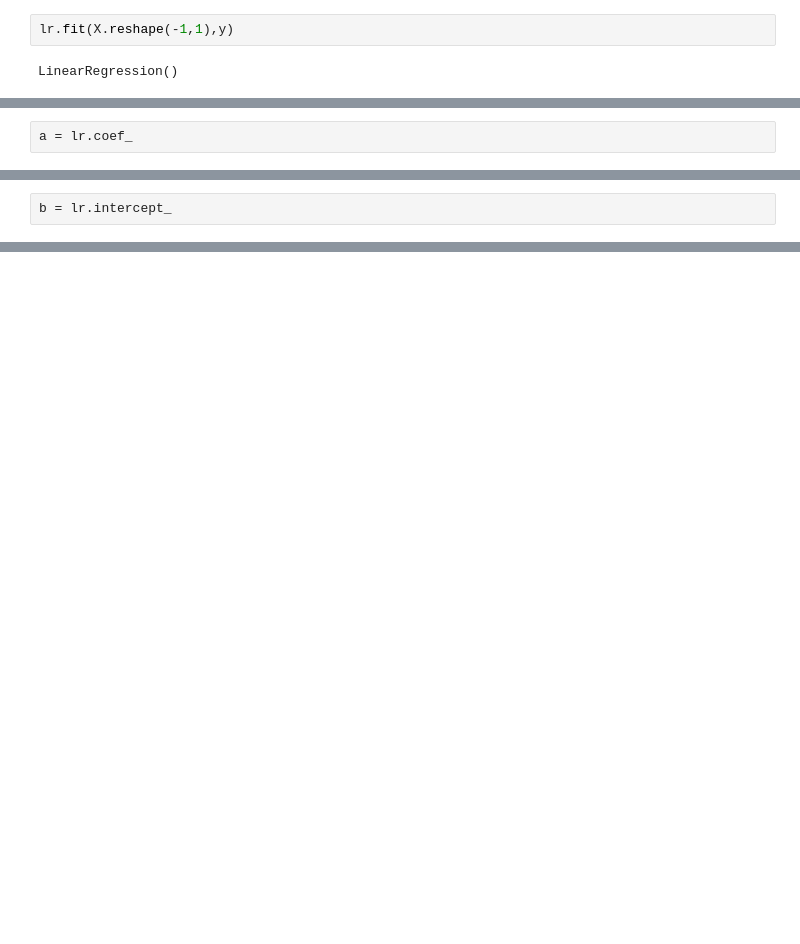
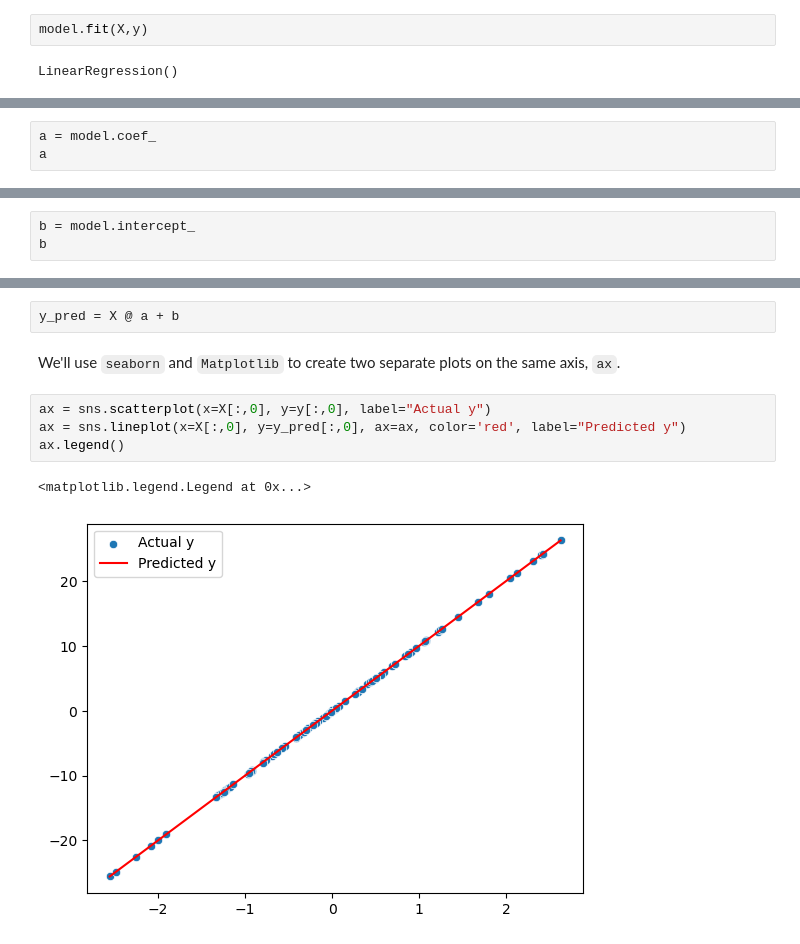
Before and after one commit to davoodwadi/davoodwadi.github.io, a Jupyter notebook: code/Session1.ipynb, the cells around one changed output, grey strips where cells are left out. Cells and saved outputs as stored; diff of their text form; blank space fills up the shorter version.

```diff
--- a/code/Session1.ipynb
+++ b/code/Session1.ipynb
@@ -100,4 +127,4 @@ lr = LinearRegression()
 # %%
-lr.fit(X.reshape(-1,1),y)
+model.fit(X,y)
 # %% [output]
 LinearRegression()
@@ -104,3 +139,4 @@ LinearRegression()
 # %%
-a = lr.coef_
+a = model.coef_
+a
 # %% [output]
@@ -108,3 +150,4 @@ array([10.])
 # %%
-b = lr.intercept_
+b = model.intercept_
+b
 # %% [output]
@@ -111,0 +160,11 @@ b = lr.intercept_
+# %%
+y_pred = X @ a + b
+# %% [markdown]
+We'll use `seaborn` and `Matplotlib` to create two separate plots on the same axis, `ax`.
+# %%
+ax = sns.scatterplot(x=X[:,0], y=y[:,0], label="Actual y")
+ax = sns.lineplot(x=X[:,0], y=y_pred[:,0], ax=ax, color='red', label="Predicted y")
+ax.legend()
+# %% [output]
+<matplotlib.legend.Legend at 0x...>
+[figure, added]
```
Also changed, not shown: parts of 23 cells of this notebook, 4 other files.
